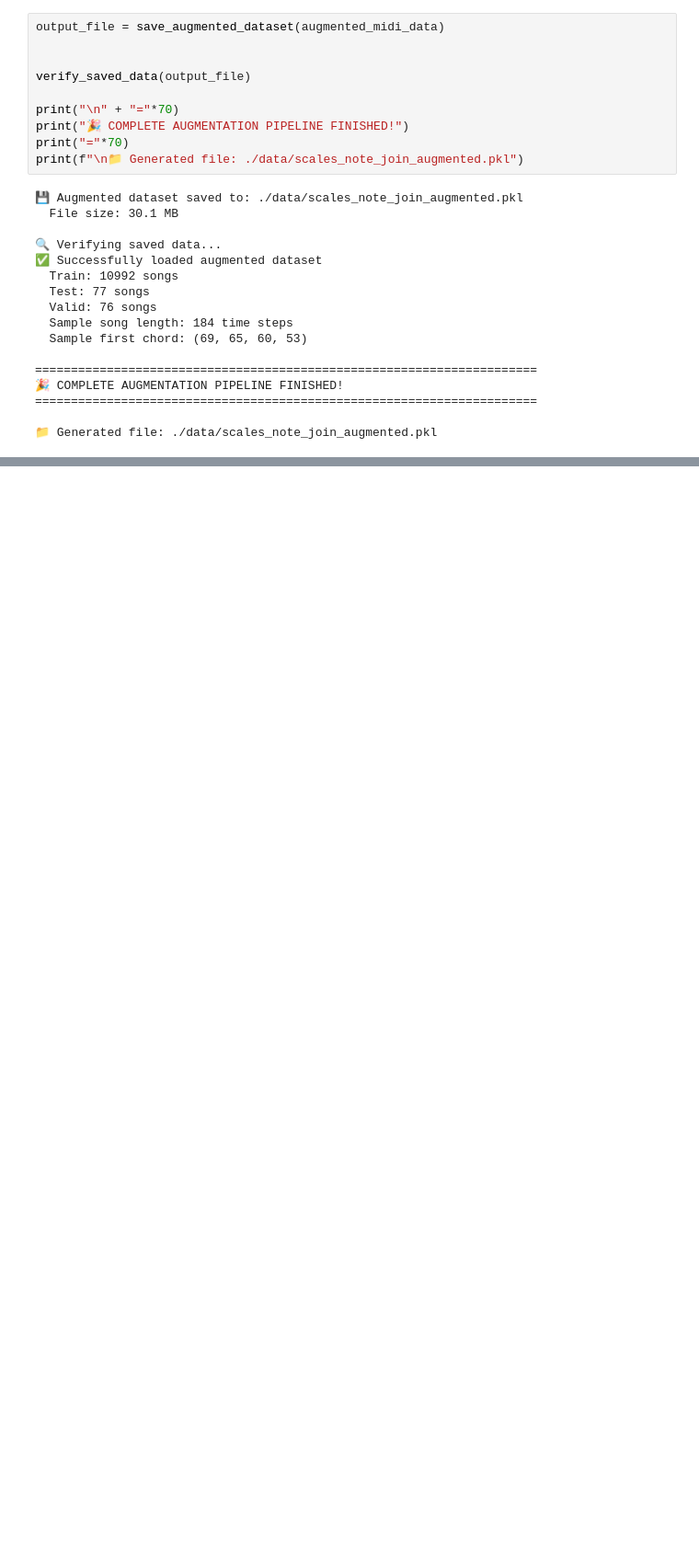
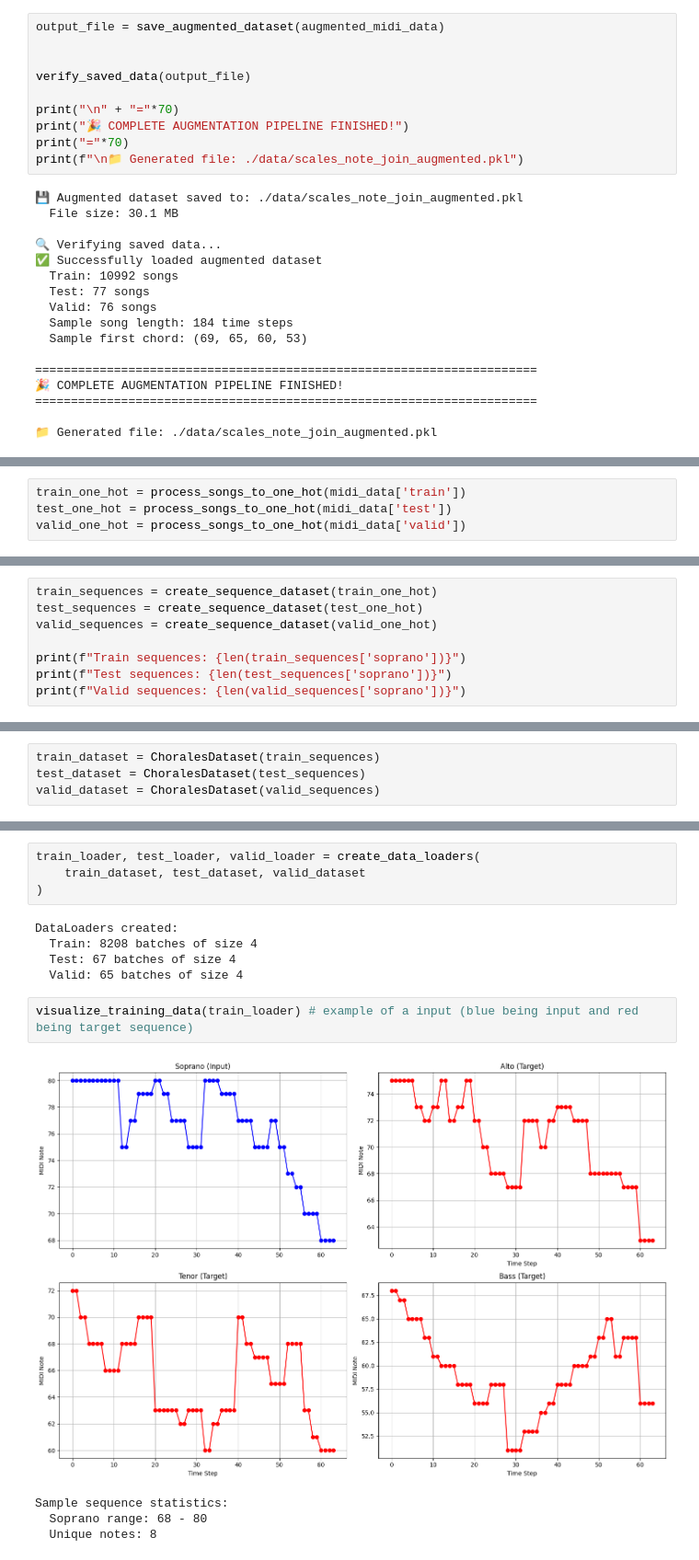
Before and after one commit to wrachel/cse153a2, a Jupyter notebook: bach_chorales/data_processing.ipynb, the cells around one changed output, grey strips where cells are left out. Shown at 92% size. Cells and saved outputs as stored; diff of their text form; blank space fills up the shorter version.

```diff
--- a/bach_chorales/data_processing.ipynb
+++ b/bach_chorales/data_processing.ipynb
@@ -160,0 +414,4 @@ print(f"\n📁 Generated file: ./data/scales_note_join_augmented.pkl")
+# %%
+train_one_hot = process_songs_to_one_hot(midi_data['train'])
+test_one_hot = process_songs_to_one_hot(midi_data['test'])
+valid_one_hot = process_songs_to_one_hot(midi_data['valid'])
@@ -160,0 +458,8 @@ print(f"\n📁 Generated file: ./data/scales_note_join_augmented.pkl")
+# %%
+train_sequences = create_sequence_dataset(train_one_hot)
+test_sequences = create_sequence_dataset(test_one_hot)
+valid_sequences = create_sequence_dataset(valid_one_hot)
+
+print(f"Train sequences: {len(train_sequences['soprano'])}")
+print(f"Test sequences: {len(test_sequences['soprano'])}")
+print(f"Valid sequences: {len(valid_sequences['soprano'])}")
@@ -160,0 +516,4 @@ print(f"\n📁 Generated file: ./data/scales_note_join_augmented.pkl")
+# %%
+train_dataset = ChoralesDataset(train_sequences)
+test_dataset = ChoralesDataset(test_sequences)
+valid_dataset = ChoralesDataset(valid_sequences)
@@ -160,0 +530,16 @@ print(f"\n📁 Generated file: ./data/scales_note_join_augmented.pkl")
+# %%
+train_loader, test_loader, valid_loader = create_data_loaders(
+    train_dataset, test_dataset, valid_dataset
+)
+# %% [output]
+DataLoaders created:
+  Train: 8208 batches of size 4
+  Test: 67 batches of size 4
+  Valid: 65 batches of size 4
+# %%
+visualize_training_data(train_loader) # example of a input (blue being input and red being target sequence)
+# %% [output]
+[figure, added]
+Sample sequence statistics:
+  Soprano range: 68 - 80
+  Unique notes: 8
```
Also changed, not shown: parts of 42 cells of this notebook, 10 other files.
